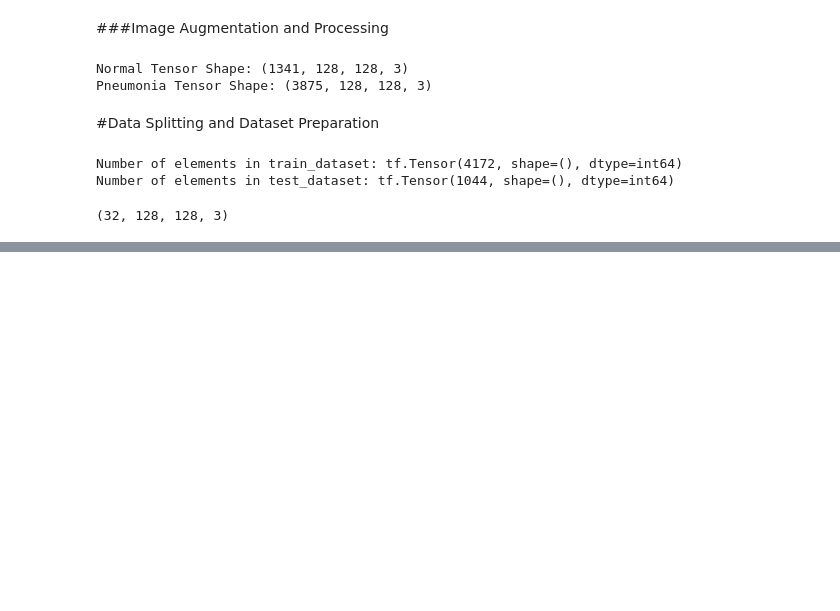
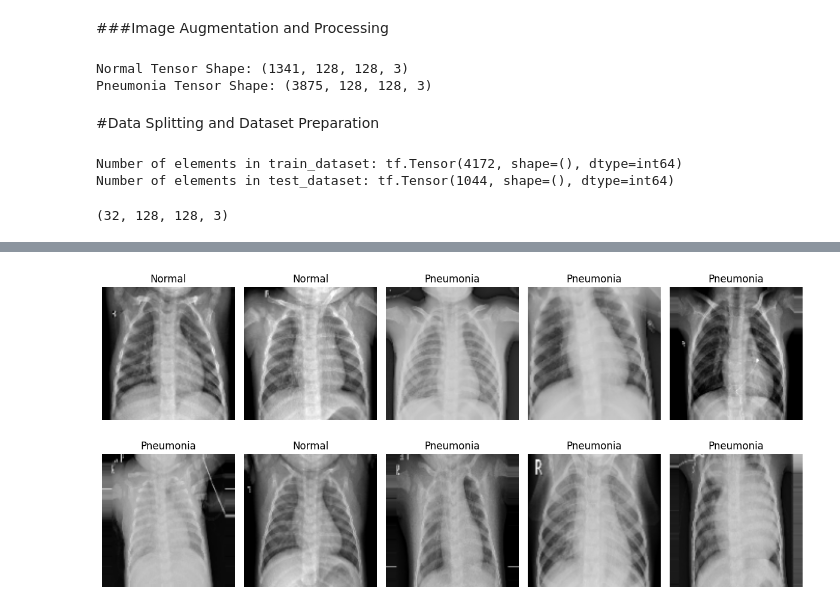
Before and after one commit to Shawon00s/Chest-X-Ray-Images-Pneumonia-Classification, a Jupyter notebook: data_processing.ipynb, the cells around one changed output, grey strips where cells are left out. Drawn from its saved outputs; the diff is of its cells as text; code cells hidden in the pictures; blank space fills up the shorter version.

```diff
--- a/data_processing.ipynb
+++ b/data_processing.ipynb
@@ -138,0 +158,16 @@ for image,label in train_data.take(1):
+# %%
+label_names = ['Normal', 'Pneumonia']
+
+def plot_images(images, labels, rows=2, cols=5):
+    plt.figure(figsize=(12, 6))
+    for i in range(rows * cols):
+        plt.subplot(rows, cols, i + 1)
+        plt.imshow(images[i])
+        plt.title(label_names[labels[i]])
+        plt.axis('off')
+    plt.tight_layout()
+    plt.show()
+
+plot_images(train_images[:10], train_labels[:10])
+# %% [output]
+[figure, added]
```
Also changed, not shown: parts of 3 cells of this notebook.
